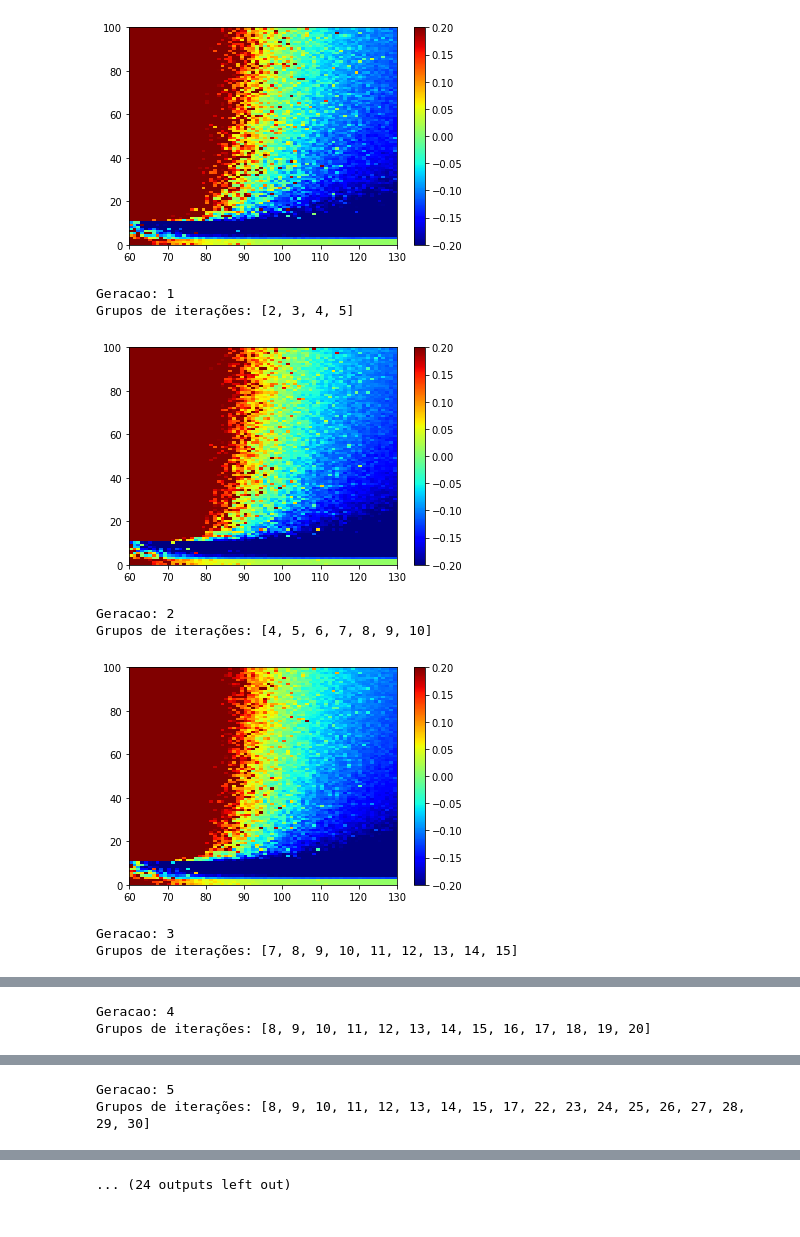
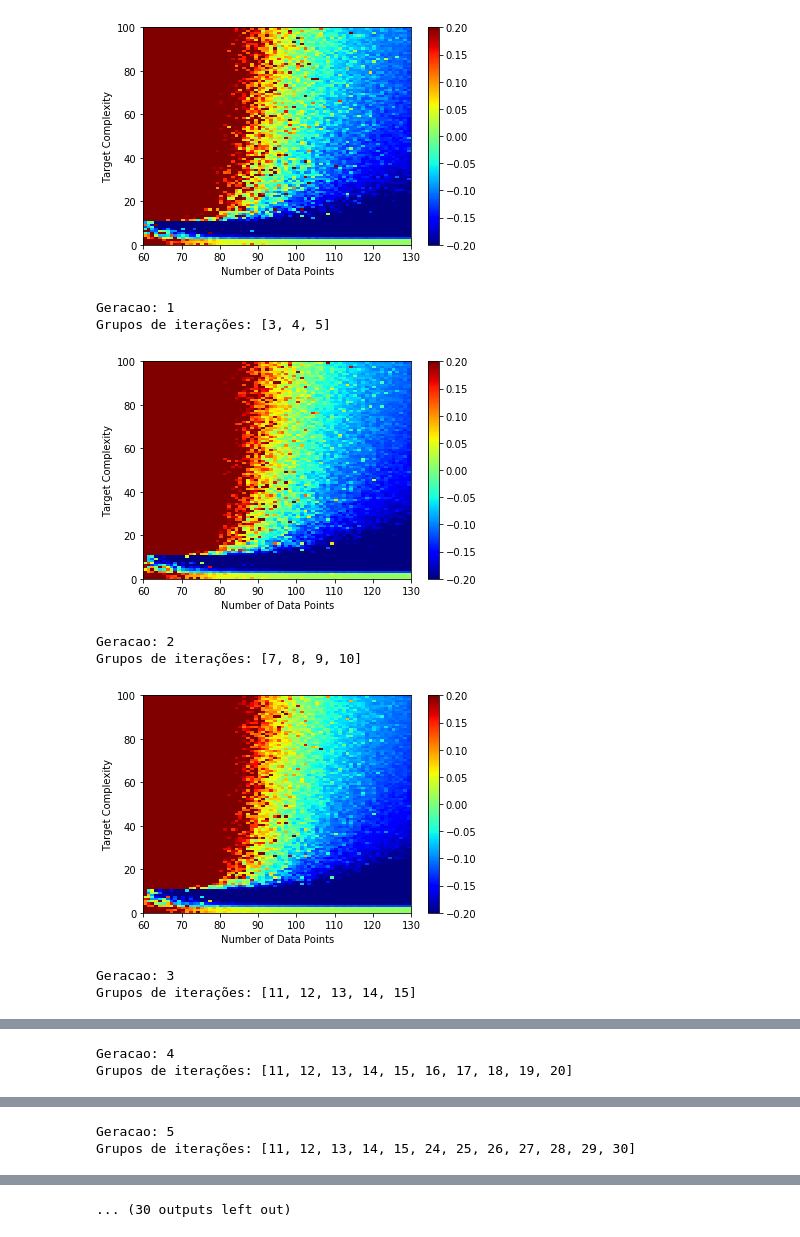
Before and after one commit to rodrigoazs/ic2_trabalho2, a Jupyter notebook: plot/plot.ipynb, the cells around one changed output, grey strips where cells are left out. Drawn from its saved outputs; the diff is of its cells as text; code cells hidden in the pictures.

```diff
--- a/plot/plot.ipynb
+++ b/plot/plot.ipynb
@@ -27,7 +27,7 @@ def plot(values, total_plots, filename):
     M = [[0 for i in range(X.shape[0])] for j in range(X.shape[1])]
 
     folder = 'plot'
-    for file_i in [1,2,3,4,5,6,7,8,9,10,11,12,13,14,15,16,17,18]:
+    for file_i in [1,2,3,4,5,6,7,8,9,10,11,12,13,14,15,16,17,18,19,20,21]:
         with open(filename + "_" + str(file_i) +".txt", "r") as file:
             for line in file:
                 data = ast.literal_eval(line)
@@ -43,6 +43,8 @@ def plot(values, total_plots, filename):
 
         plt.pcolor(X, Y, LML, vmin=-0.2, vmax=0.2, cmap='jet')
         plt.colorbar()
+        plt.xlabel('Number of Data Points')
+        plt.ylabel('Target Complexity')
         plt.show()
 
         sets = [set(i) for i in p]
@@ -105,7 +107,7 @@ def plot(values, total_plots, filename):
     M = [[0 for i in range(X.shape[0])] for j in range(X.shape[1])]
 
     folder = 'plot'
-    for file_i in [13,14,15,16,17,18,19,20,21,22,23,24]: #[1,2,3,4,5,6,7,8,9]:
+    for file_i in [13,14,15,16,17,18,19,20,21,22,23,24,25]: #[1,2,3,4,5,6,7,8,9]:
         with open(filename + "_" + str(file_i) +".txt", "r") as file:
             for line in file:
                 data = ast.literal_eval(line)
@@ -121,6 +123,8 @@ def plot(values, total_plots, filename):
 
         plt.pcolor(X, Y, LML, vmin=-0.2, vmax=0.2, cmap='jet')
         plt.colorbar()
+        plt.xlabel('Number of Data Points')
+        plt.ylabel('Noise Level')
         plt.show()
 
         sets = [set(i) for i in p]
@@ -183,43 +187,45 @@ def plot(values, total_plots, filename):
     M = [[0 for i in range(X.shape[0])] for j in range(X.shape[1])]
 
     folder = 'plot'
-    for file_i in [1,2,3,4,5,6,7,8,9,10,11,12,13,14,15,16,17,18]:
+    for file_i in [1,2,3,4,5,6,7,8,9,10,11,12,13,14,15,16,17,18,19,20,21]:
         with open(filename + "_" + str(file_i) +".txt", "r") as file:
             for line in file:
                 data = ast.literal_eval(line)
                 try:
                     w = p[data[0]][data[1]]
                     measure = data[2] - data[3] #np.sqrt(data[2]) - np.sqrt(data[3])
-                    if measure < 5.5:
+                    if measure < 8:
                         M[data[0]][data[1]] = (w *  M[data[0]][data[1]] + measure) / (w + 1)
                         p[data[0]][data[1]] += 1
                 except:
                     print(str(data[0]) + ' ' + str(data[1]))
 
         LML = np.array(M).T
 
         plt.pcolor(X, Y, LML, vmin=-0.2, vmax=0.2, cmap='jet')
         plt.colorbar()
+        plt.xlabel('Number of Data Points')
+        plt.ylabel('Target Complexity')
         plt.show()
 
         sets = [set(i) for i in p]
         groups = set()
         for i in sets:
             groups = groups.union(i)
 
         print('Geracao: '+str(file_i))
         print('Grupos de iterações: '+ str(sorted(list(groups))))
 
 
 #plot(stochastic_noise([60,130], [0.0, 2.5], 51), 11, 'stochastic_noise')
 plot(deterministic_noise([60,130], [0, 100]), 10, 'deterministic_noise')
 # %% [output]
-[figure, old version]
+[figure, new version]
 Geracao: 1
-Grupos de iterações: [2, 3, 4, 5]
+Grupos de iterações: [3, 4, 5]
-[figure, old version]
+[figure, new version]
 Geracao: 2
-Grupos de iterações: [4, 5, 6, 7, 8, 9, 10]
+Grupos de iterações: [7, 8, 9, 10]
-[figure, old version]
+[figure, new version]
 Geracao: 3
-Grupos de iterações: [7, 8, 9, 10, 11, 12, 13, 14, 15]
+Grupos de iterações: [11, 12, 13, 14, 15]
@@ -227,2 +233,2 @@ Grupos de iterações: [7, 8, 9, 10, 11, 12, 13, 14, 15]
 Geracao: 4
-Grupos de iterações: [8, 9, 10, 11, 12, 13, 14, 15, 16, 17, 18, 19, 20]
+Grupos de iterações: [11, 12, 13, 14, 15, 16, 17, 18, 19, 20]
@@ -230,2 +236,2 @@ Grupos de iterações: [8, 9, 10, 11, 12, 13, 14, 15, 16, 17, 18, 19, 20]
 Geracao: 5
-Grupos de iterações: [8, 9, 10, 11, 12, 13, 14, 15, 17, 22, 23, 24, 25, 26, 27, 28, 29, 30]
+Grupos de iterações: [11, 12, 13, 14, 15, 24, 25, 26, 27, 28, 29, 30]
@@ -235,4 +241,4 @@ Grupos de iterações: [8, 9, 10, 11, 12, 13, 14, 15, 33, 38, 41, 42, 43, 44, 45
-... (24 outputs left out)
+... (30 outputs left out)
 # %%
 # -*- coding: utf-8 -*-
 """
```
Also changed, not shown: parts of 4 cells of this notebook, 7 other files.
